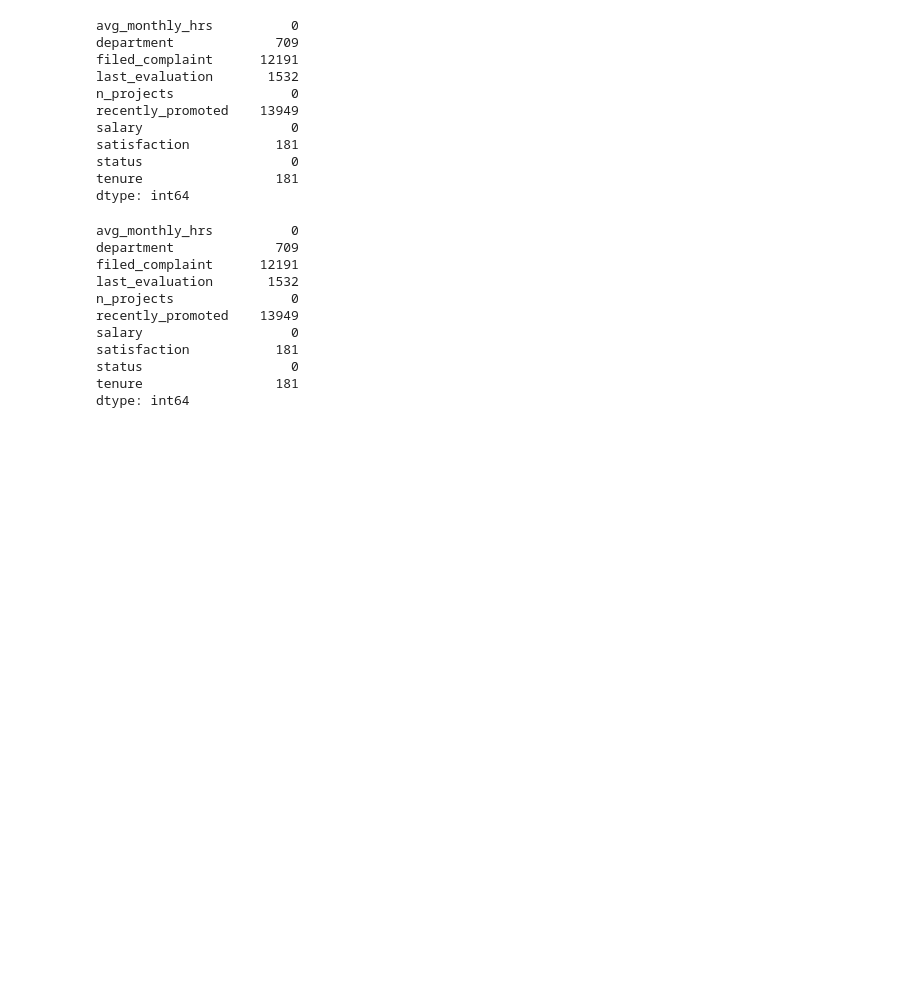
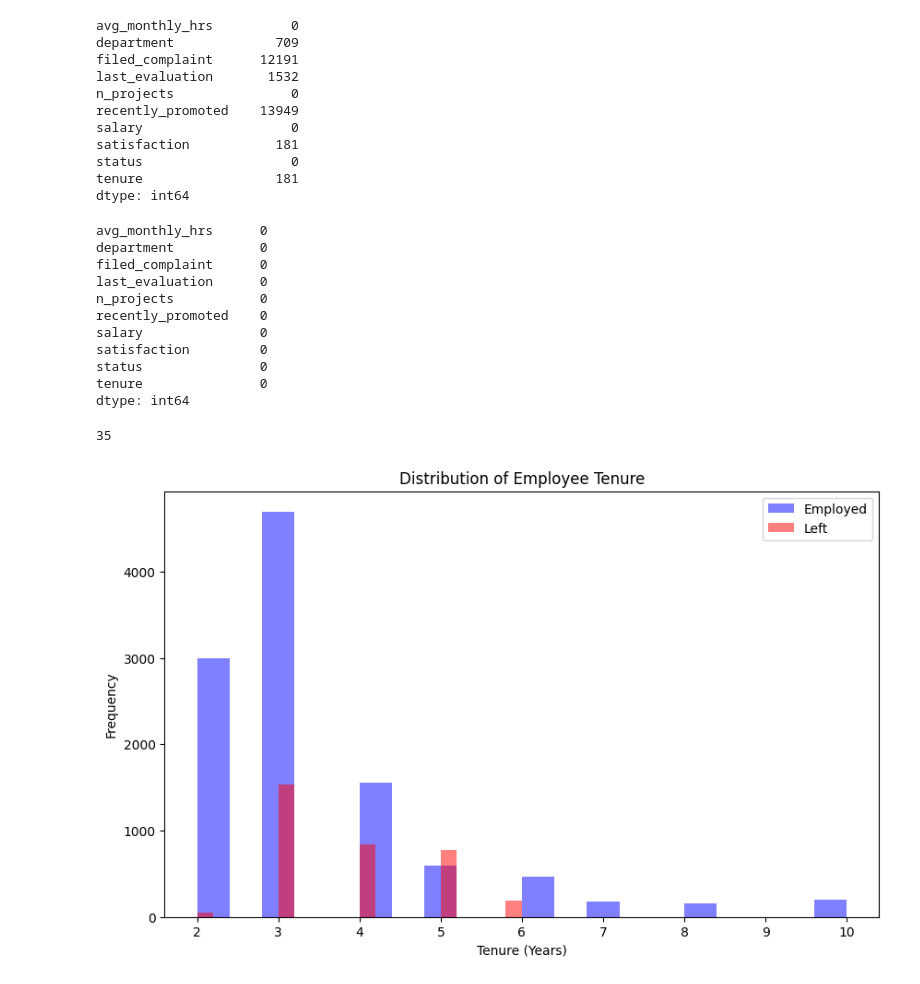
Before and after one commit to Donalizasaji/LAB, a Jupyter notebook: Lab_07.ipynb, the cells around one changed output. Cells and saved outputs as stored; diff of their text form; code cells hidden in the pictures; blank space fills up the shorter version.

```diff
--- a/Lab_07.ipynb
+++ b/Lab_07.ipynb
@@ -75,17 +75,36 @@ satisfaction           181
 status                   0
 tenure                 181
 dtype: int64
+# %%
+for col in df.columns:
+  df[col]=df[col].fillna(df[col].mode()[0])
 # %%
 df.isnull().sum()
 # %% [output]
-avg_monthly_hrs          0
-department             709
-filed_complaint      12191
-last_evaluation       1532
-n_projects               0
-recently_promoted    13949
-salary                   0
-satisfaction           181
-status                   0
-tenure                 181
+avg_monthly_hrs      0
+department           0
+filed_complaint      0
+last_evaluation      0
+n_projects           0
+recently_promoted    0
+salary               0
+satisfaction         0
+status               0
+tenure               0
 dtype: int64
+# %%
+
+df.duplicated().sum()
+# %% [output]
+35
+# %%
+plt.figure(figsize=(10, 6))
+plt.hist(df[df['status'] == 'Employed']['tenure'], bins=20, alpha=0.5, label='Employed', color='blue')
+plt.hist(df[df['status'] == 'Left']['tenure'], bins=20, alpha=0.5, label='Left', color='red')
+plt.xlabel('Tenure (Years)')
+plt.ylabel('Frequency')
+plt.title('Distribution of Employee Tenure')
+plt.legend()
+plt.show()
+# %% [output]
+[figure, added]
```
Also changed, not shown: parts of 13 cells of this notebook.
